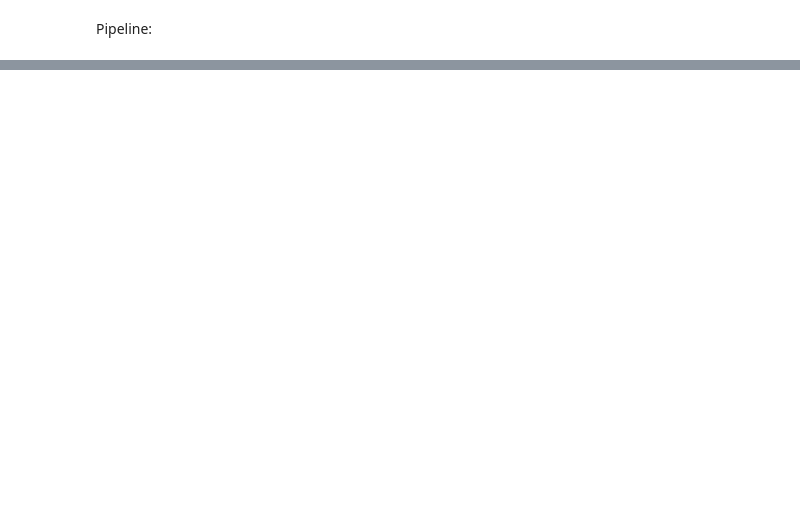
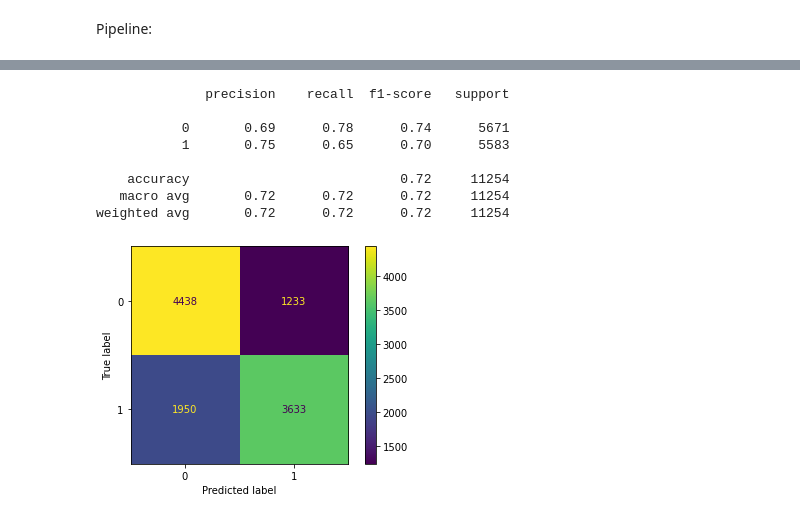
Before and after one commit to yuna-liu/Maskininlarning-Yuna-Liu, a Jupyter notebook: Lab1/DiseasePrediction.ipynb, the cells around one changed output, grey strips where cells are left out. Drawn from its saved outputs; the diff is of its cells as text; code cells hidden in the pictures; blank space fills up the shorter version.

```diff
--- a/Lab1/DiseasePrediction.ipynb
+++ b/Lab1/DiseasePrediction.ipynb
@@ -918,0 +761,2 @@ sns.barplot(data = feature_importance, x = "Importance", y = "Feature");
+# %%
+df_metrics = getEvaMetrics(df_metrics, 'df_categorical_1', classifier_KNN_normal, X_val_cat1, y_val_cat1)
@@ -918,0 +773,4 @@ sns.barplot(data = feature_importance, x = "Importance", y = "Feature");
+# %%
+# KNN and MinMaxScaler for X_train_cat2
+classifier_KNN_normal.fit(X_train_cat2, y_train_cat2)
+print(classifier_KNN_normal.best_estimator_.get_params())
@@ -918,0 +779,2 @@ sns.barplot(data = feature_importance, x = "Importance", y = "Feature");
+# %%
+df_metrics = getEvaMetrics(df_metrics, 'df_categorical_2', classifier_KNN_normal, X_val_cat2, y_val_cat2)
@@ -918,0 +791,4 @@ sns.barplot(data = feature_importance, x = "Importance", y = "Feature");
+# %%
+# Logistic regression and StandardScaler for X_train_cat1
+classifier_log_reg_standard.fit(X_train_cat1, y_train_cat1)
+print(classifier_log_reg_standard.best_estimator_.get_params())
@@ -918,0 +799,12 @@ sns.barplot(data = feature_importance, x = "Importance", y = "Feature");
+# %%
+df_metrics = getEvaMetrics(df_metrics, 'df_categorical_1', classifier_log_reg_standard, X_val_cat1, y_val_cat1)
+# %% [output]
+              precision    recall  f1-score   support
+
+           0       0.69      0.78      0.74      5671
+           1       0.75      0.65      0.70      5583
+
+    accuracy                           0.72     11254
+   macro avg       0.72      0.72      0.72     11254
+weighted avg       0.72      0.72      0.72     11254
+[figure, added]
```
Also changed, not shown: parts of 89 cells of this notebook, 9 other files.
